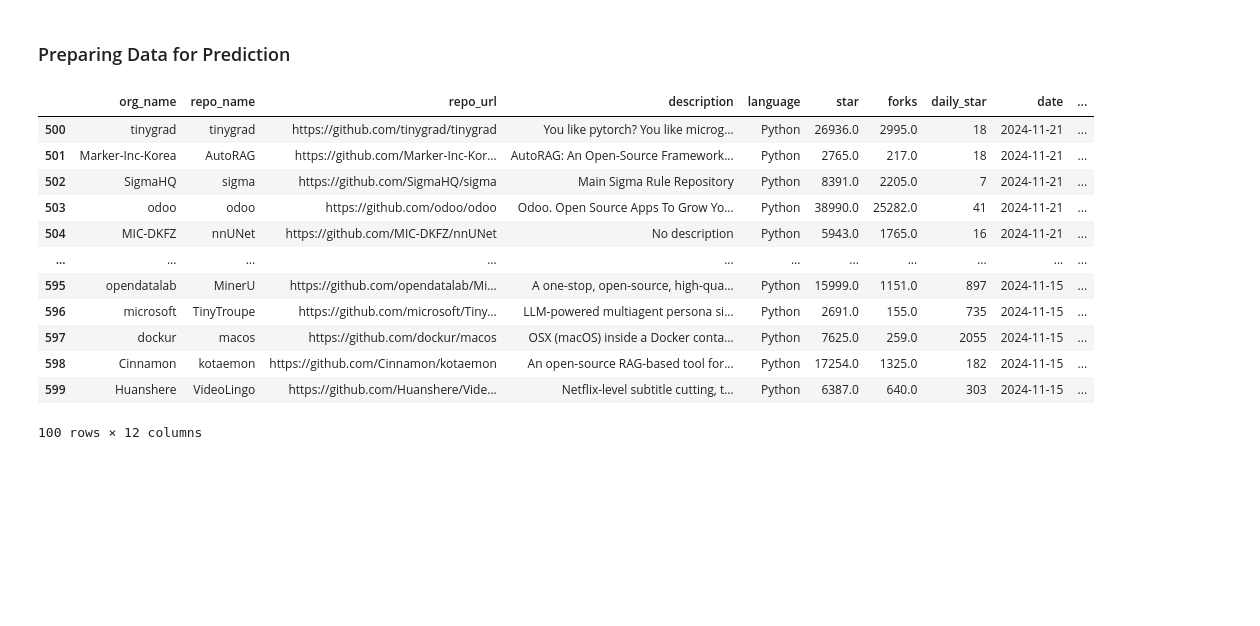
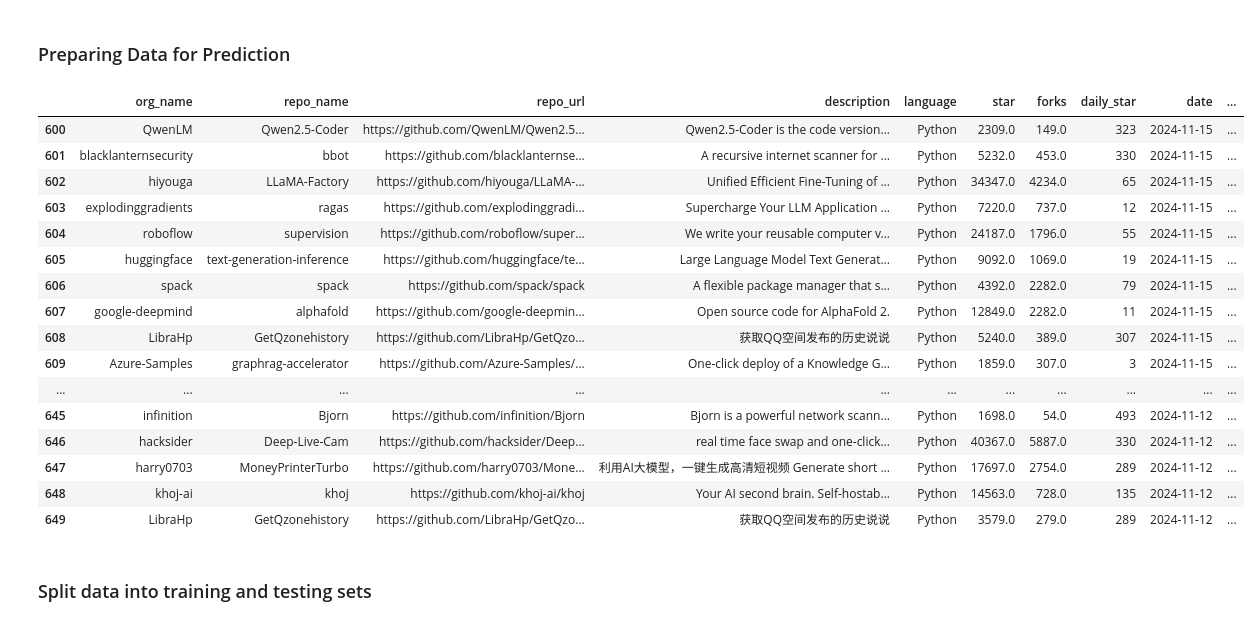
Before and after one commit to jin-raii/netflix-clone, a Jupyter notebook: trending_git.ipynb, the cells around one changed output. Drawn from its saved outputs; the diff is of its cells as text; code cells hidden in the pictures; blank space fills up the shorter version.

Commit message:
Kaggle Notebook | notebooka95189927a | Version 4

```diff
--- a/trending_git.ipynb
+++ b/trending_git.ipynb
@@ -539,22 +539,28 @@ plt.show()
 # %%
 from sklearn.preprocessing import LabelEncoder
 
 # encode categorical columns into numeric
 label_encoder = LabelEncoder()
 duplicate_df['language_encoded'] = label_encoder.fit_transform(duplicate_df['language'])
 duplicate_df['trending_category_encoded'] = label_encoder.fit_transform(duplicate_df['trending_category'])
-duplicate_df[500:600]
+duplicate_df[600:650]
 # %% [output]
 |  | org_name | repo_name | repo_url | description | language | star | forks | daily_star | date | ... |
-| 500 | tinygrad | tinygrad | https://github.com/tinygrad/tinygrad | You like pytorch? You like microg... | Python | 26936.0 | 2995.0 | 18 | 2024-11-21 | ... |
-| 501 | Marker-Inc-Korea | AutoRAG | https://github.com/Marker-Inc-Kor... | AutoRAG: An Open-Source Framework... | Python | 2765.0 | 217.0 | 18 | 2024-11-21 | ... |
-| 502 | SigmaHQ | sigma | https://github.com/SigmaHQ/sigma | Main Sigma Rule Repository | Python | 8391.0 | 2205.0 | 7 | 2024-11-21 | ... |
-| 503 | odoo | odoo | https://github.com/odoo/odoo | Odoo. Open Source Apps To Grow Yo... | Python | 38990.0 | 25282.0 | 41 | 2024-11-21 | ... |
-| 504 | MIC-DKFZ | nnUNet | https://github.com/MIC-DKFZ/nnUNet | No description | Python | 5943.0 | 1765.0 | 16 | 2024-11-21 | ... |
+| 600 | QwenLM | Qwen2.5-Coder | https://github.com/QwenLM/Qwen2.5... | Qwen2.5-Coder is the code version... | Python | 2309.0 | 149.0 | 323 | 2024-11-15 | ... |
+| 601 | blacklanternsecurity | bbot | https://github.com/blacklanternse... | A recursive internet scanner for ... | Python | 5232.0 | 453.0 | 330 | 2024-11-15 | ... |
+| 602 | hiyouga | LLaMA-Factory | https://github.com/hiyouga/LLaMA-... | Unified Efficient Fine-Tuning of ... | Python | 34347.0 | 4234.0 | 65 | 2024-11-15 | ... |
+| 603 | explodinggradients | ragas | https://github.com/explodinggradi... | Supercharge Your LLM Application ... | Python | 7220.0 | 737.0 | 12 | 2024-11-15 | ... |
+| 604 | roboflow | supervision | https://github.com/roboflow/super... | We write your reusable computer v... | Python | 24187.0 | 1796.0 | 55 | 2024-11-15 | ... |
+| 605 | huggingface | text-generation-inference | https://github.com/huggingface/te... | Large Language Model Text Generat... | Python | 9092.0 | 1069.0 | 19 | 2024-11-15 | ... |
+| 606 | spack | spack | https://github.com/spack/spack | A flexible package manager that s... | Python | 4392.0 | 2282.0 | 79 | 2024-11-15 | ... |
+| 607 | google-deepmind | alphafold | https://github.com/google-deepmin... | Open source code for AlphaFold 2. | Python | 12849.0 | 2282.0 | 11 | 2024-11-15 | ... |
+| 608 | LibraHp | GetQzonehistory | https://github.com/LibraHp/GetQzo... | 获取QQ空间发布的历史说说 | Python | 5240.0 | 389.0 | 307 | 2024-11-15 | ... |
+| 609 | Azure-Samples | graphrag-accelerator | https://github.com/Azure-Samples/... | One-click deploy of a Knowledge G... | Python | 1859.0 | 307.0 | 3 | 2024-11-15 | ... |
 | ... | ... | ... | ... | ... | ... | ... | ... | ... | ... | ... |
-| 595 | opendatalab | MinerU | https://github.com/opendatalab/Mi... | A one-stop, open-source, high-qua... | Python | 15999.0 | 1151.0 | 897 | 2024-11-15 | ... |
-| 596 | microsoft | TinyTroupe | https://github.com/microsoft/Tiny... | LLM-powered multiagent persona si... | Python | 2691.0 | 155.0 | 735 | 2024-11-15 | ... |
-| 597 | dockur | macos | https://github.com/dockur/macos | OSX (macOS) inside a Docker conta... | Python | 7625.0 | 259.0 | 2055 | 2024-11-15 | ... |
-| 598 | Cinnamon | kotaemon | https://github.com/Cinnamon/kotaemon | An open-source RAG-based tool for... | Python | 17254.0 | 1325.0 | 182 | 2024-11-15 | ... |
-| 599 | Huanshere | VideoLingo | https://github.com/Huanshere/Vide... | Netflix-level subtitle cutting, t... | Python | 6387.0 | 640.0 | 303 | 2024-11-15 | ... |
+| 645 | infinition | Bjorn | https://github.com/infinition/Bjorn | Bjorn is a powerful network scann... | Python | 1698.0 | 54.0 | 493 | 2024-11-12 | ... |
+| 646 | hacksider | Deep-Live-Cam | https://github.com/hacksider/Deep... | real time face swap and one-click... | Python | 40367.0 | 5887.0 | 330 | 2024-11-12 | ... |
+| 647 | harry0703 | MoneyPrinterTurbo | https://github.com/harry0703/Mone... | 利用AI大模型，一键生成高清短视频 Generate short ... | Python | 17697.0 | 2754.0 | 289 | 2024-11-12 | ... |
+| 648 | khoj-ai | khoj | https://github.com/khoj-ai/khoj | Your AI second brain. Self-hostab... | Python | 14563.0 | 728.0 | 135 | 2024-11-12 | ... |
+| 649 | LibraHp | GetQzonehistory | https://github.com/LibraHp/GetQzo... | 获取QQ空间发布的历史说说 | Python | 3579.0 | 279.0 | 289 | 2024-11-12 | ... |
-100 rows × 12 columns
+# %% [markdown]
+### Split data into training and testing sets
```
Also changed, not shown: parts of 1 cell of this notebook.
